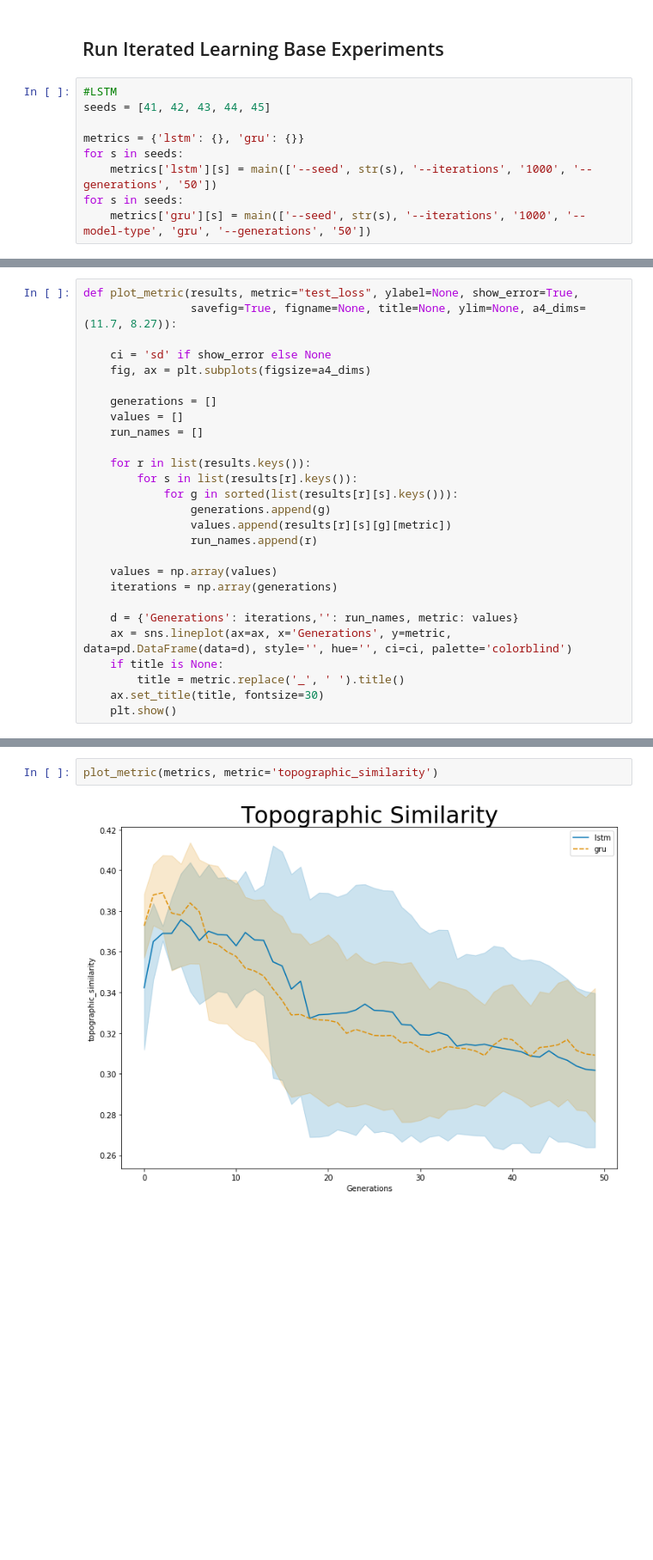
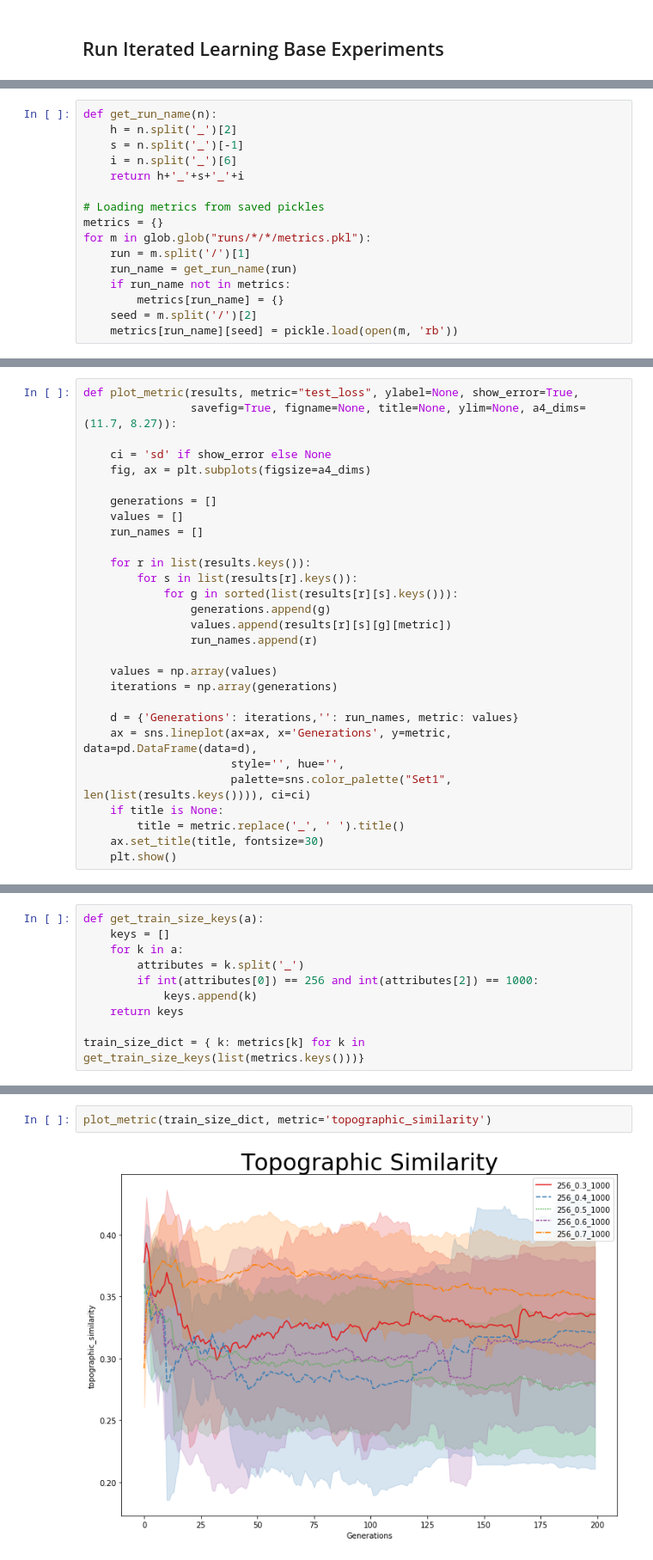
Before and after one commit to gautierdag/cultural-magnification, a Jupyter notebook: main.ipynb, the cells around one changed output, grey strips where cells are left out. Shown at 86% size. Saved outputs shown, nothing was run; the diff lists cells and outputs as text; blank space fills up the shorter version.

```diff
--- a/main.ipynb
+++ b/main.ipynb
@@ -20,11 +11,2 @@ for m in glob.glob("runs/*/*/metrics.pkl"):
 # %% [markdown]
 ## Run Iterated Learning Base Experiments
-# %%
-#LSTM
-seeds = [41, 42, 43, 44, 45]
-
-metrics = {'lstm': {}, 'gru': {}}
-for s in seeds:
-    metrics['lstm'][s] = main(['--seed', str(s), '--iterations', '1000', '--generations', '50'])
-for s in seeds:
-    metrics['gru'][s] = main(['--seed', str(s), '--iterations', '1000', '--model-type', 'gru', '--generations', '50'])
@@ -70,0 +33,16 @@ metrics['lstm'][42][0]
+# %%
+def get_run_name(n):
+    h = n.split('_')[2]
+    s = n.split('_')[-1]
+    i = n.split('_')[6]
+    return h+'_'+s+'_'+i
+
+# Loading metrics from saved pickles
+metrics = {}
+for m in glob.glob("runs/*/*/metrics.pkl"):
+    run = m.split('/')[1]
+    run_name = get_run_name(run)
+    if run_name not in metrics:
+        metrics[run_name] = {}
+    seed = m.split('/')[2]
+    metrics[run_name][seed] = pickle.load(open(m, 'rb'))
@@ -92,7 +83,9 @@ def plot_metric(results, metric="test_loss", ylabel=None, show_error=True,
     iterations = np.array(generations)
 
     d = {'Generations': iterations,'': run_names, metric: values}
-    ax = sns.lineplot(ax=ax, x='Generations', y=metric, data=pd.DataFrame(data=d), style='', hue='', ci=ci, palette='colorblind')
+    ax = sns.lineplot(ax=ax, x='Generations', y=metric, data=pd.DataFrame(data=d),
+                      style='', hue='',
+                      palette=sns.color_palette("Set1", len(list(results.keys()))), ci=ci)
     if title is None:
         title = metric.replace('_', ' ').title()
     ax.set_title(title, fontsize=30)
@@ -100 +97,11 @@ def plot_metric(results, metric="test_loss", ylabel=None, show_error=True,
+# %%
+def get_train_size_keys(a):
+    keys = []
+    for k in a:
+        attributes = k.split('_')
+        if int(attributes[0]) == 256 and int(attributes[2]) == 1000:
+            keys.append(k)
+    return keys
+
+train_size_dict = { k: metrics[k] for k in get_train_size_keys(list(metrics.keys()))}
 # %%
@@ -108,5 +115,5 @@ plot_metric(metrics, metric='test_acc')
 # %%
-plot_metric(metrics, metric='topographic_similarity')
+plot_metric(train_size_dict, metric='topographic_similarity')
 # %% [output]
-[figure, old version]
+[figure, new version]
 # %%
```
Also changed, not shown: parts of 29 cells of this notebook.
